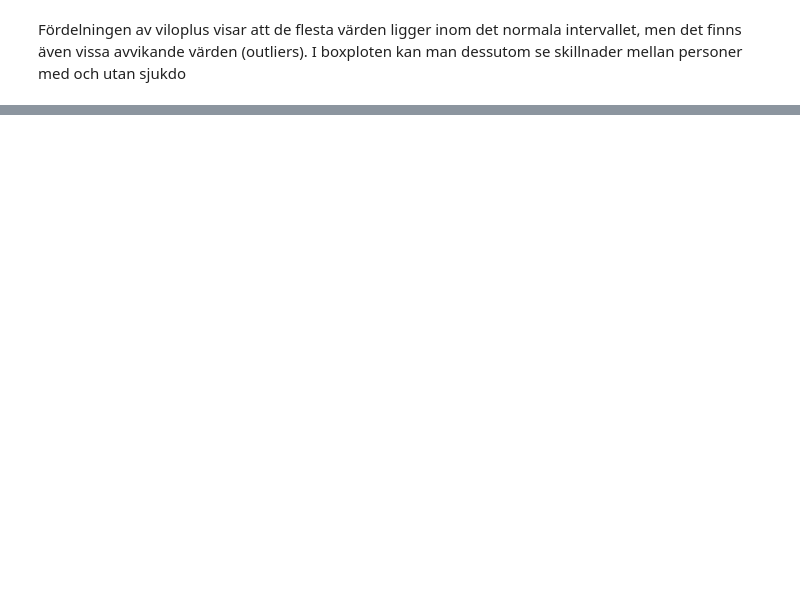
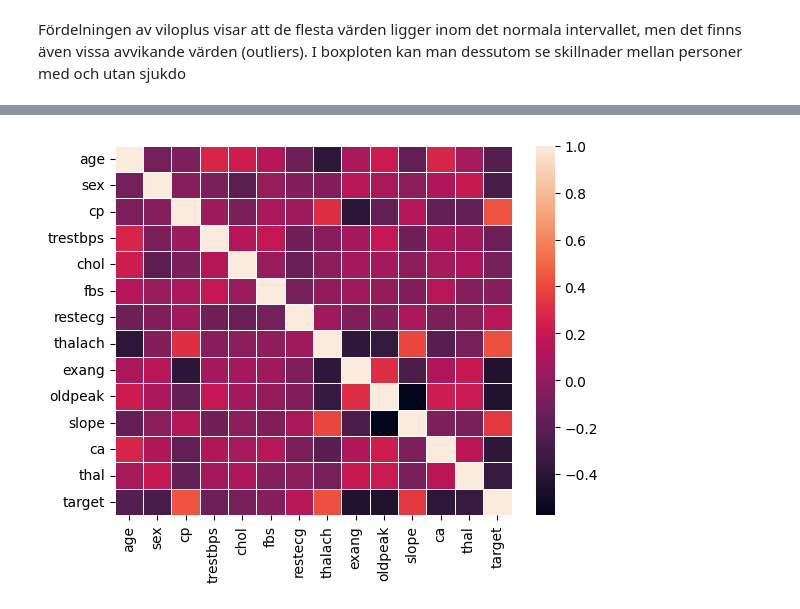
Before and after one commit to Parmiss1360/heart-disease-prediction, a Jupyter notebook: notbooks/analysis.ipynb, the cells around one changed output, grey strips where cells are left out. Cells and saved outputs as stored; diff of their text form; code cells hidden in the pictures; blank space fills up the shorter version.

```diff
--- a/notbooks/analysis.ipynb
+++ b/notbooks/analysis.ipynb
@@ -115,0 +130,9 @@ fig.savefig("Diagram.png")
+# %%
+import seaborn as sns
+#I heatmap-diagrammet ser man att variablerna ca, oldpeak och exang har en negativ korrelation med target,
+# medan cp och thalach har en positiv korrelation.
+# Detta visar att variablerna påverkar hjärtsjukdom på olika sätt och bör analyseras tillsammans.
+#Dessutom finns tydliga relationer mellan variabler som age och thalach samt exang och oldpeak.
+sns.heatmap(data.corr(), linewidths=0.5);
+# %% [output]
+[figure, added]
```
Also changed, not shown: parts of 15 cells of this notebook, 9 other files.
